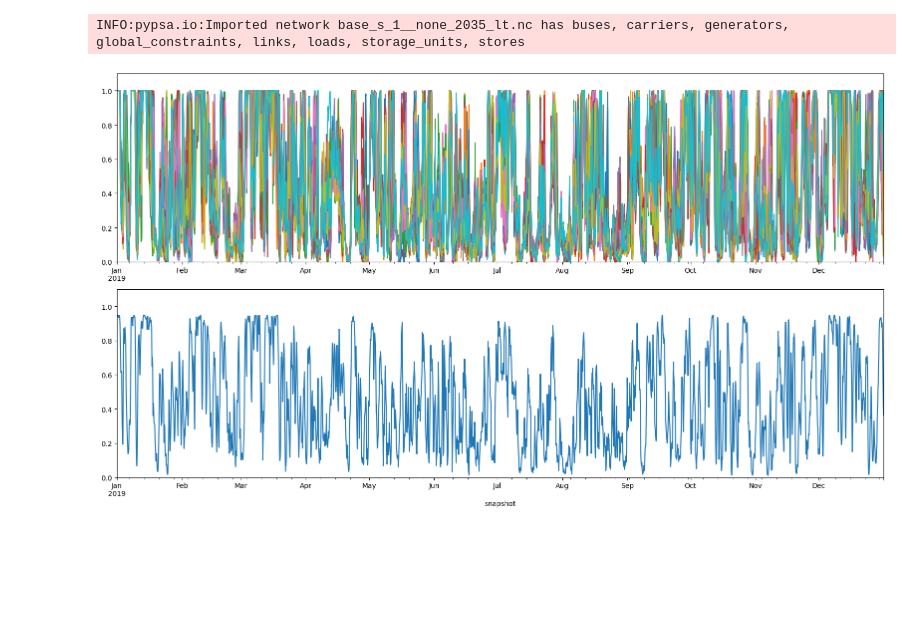
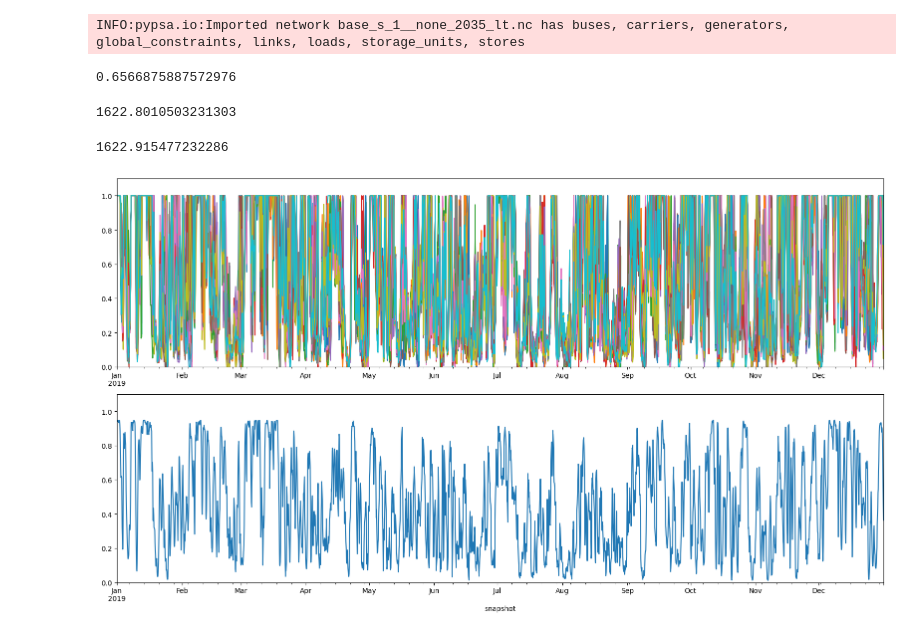
Before and after one commit to mick-meyer/masterthesis-mick, a Jupyter notebook: Wetterdaten/skript/script_offwind.ipynb, the cells around one changed output. Saved outputs shown, nothing was run; the diff lists cells and outputs as text; code cells hidden in the pictures; blank space fills up the shorter version.

```diff
--- a/Wetterdaten/skript/script_offwind.ipynb
+++ b/Wetterdaten/skript/script_offwind.ipynb
@@ -12,7 +12,7 @@ path = '/Users/mick/Documents/GitHub/masterthesis-mick/Wetterdaten'
 # %%
 ## turbine in use: NREL_Reference_Turbine Offshore
 
-name = 'NREL_ReferenceTurbine_2016CACost_6MW_offshore'
+name = 'NREL_ReferenceTurbine_2020ATB_5.5MW'
 
 with open(str(path + '/resources/' + name +'.yaml')) as f:
         config = yaml.safe_load(f)
@@ -32,7 +32,7 @@ def average_lat_long(ds, to_height=HUB_HEIGHT, from_height = 10, wnd_shear_exp=0
 
     subset = ds.sel(
         latitude=slice(55.0, 53.0),
-        longitude=slice(6.0, 15.0)
+        longitude=slice(6.0, 8.0)
     )
 
     # calculate windspeed from u10 and v10 factors
@@ -79,14 +79,14 @@ def get_pypsa_export_structure(data: xr):
         )
 
         df = pd.DataFrame(index=index)
-        df[f'cf_onwind_{i+1}'] = np.NaN
+        df[f'cf_offwind_{i+1}'] = np.NaN
 
         for data_chunk in data:
             dt = data_chunk['valid_time'].values
             dt_str = pd.to_datetime(dt).strftime("%Y-%m-%d %H:%M:%S")
-            df.loc[dt_str, f'cf_onwind_{i+1}'] = data_chunk[i].values
+            df.loc[dt_str, f'cf_offwind_{i+1}'] = data_chunk[i].values
 
-        df[f'cf_onwind_{i+1}'] = df[f'cf_onwind_{i+1}'].interpolate(method="linear")
+        df[f'cf_offwind_{i+1}'] = df[f'cf_offwind_{i+1}'].interpolate(method="linear")
         cf.append(df)
 
     return cf
@@ -137,26 +132,48 @@ n = pypsa.Network('/Users/mick/Documents/GitHub/masterthesis-mick/base_s_1__none
 INFO:pypsa.io:Imported network base_s_1__none_2035_lt.nc has buses, carriers, generators, global_constraints, links, loads, storage_units, stores
 # %%
 data = pd.read_pickle('/Users/mick/Documents/GitHub/masterthesis-mick/Wetterdaten/cappacity_factors_prepared/cf_offwind.pkl')
+# %%
+df = pd.DataFrame()
+liste = []
+
+for i in data:
+    df = pd.concat([df, i], axis=1)
+
+df.shift(-1).corrwith(historic).mean()
+# %% [output]
+0.6566875887572976
+# %%
+list_onwind = []
+for i in range(0,50):
+    list_onwind.append((data[i].sum().max()))
+
+print(np.mean(list_onwind))
+# %% [output]
+1622.8010503231303
+# %%
+n.generators_t.p_max_pu['DE0 0 offwind-dc-2025'].sum()
+# %% [output]
+1622.915477232286
 # %%
 fig, ax = plt.subplots(2, 1, figsize=(16,9))
 
 for i in range(0,50):
     data[i].plot(
         ax=ax[0],
         legend=False,
         ylim=(0,1.1)
     )
 
-n.generators_t.p_max_pu['DE0 0 offwind-ac-2035'].plot(
+n.generators_t.p_max_pu['DE0 0 offwind-dc-2035'].plot(
     ax=ax[1],
     label='real_cf',
     ylim=(0,1.1)
 )
 
 plt.tight_layout()
 #ax[0].legend()
 # %% [output]
-[figure, old version]
+[figure, new version]
 # %%
 pd.to_pickle(data, "/Users/mick/Documents/GitHub/masterthesis-mick/Wetterdaten/cappacity_factors_prepared/cf_offwind.pkl")
 # %%
```
Also changed, not shown: parts of 2 cells of this notebook, 16 other files.
